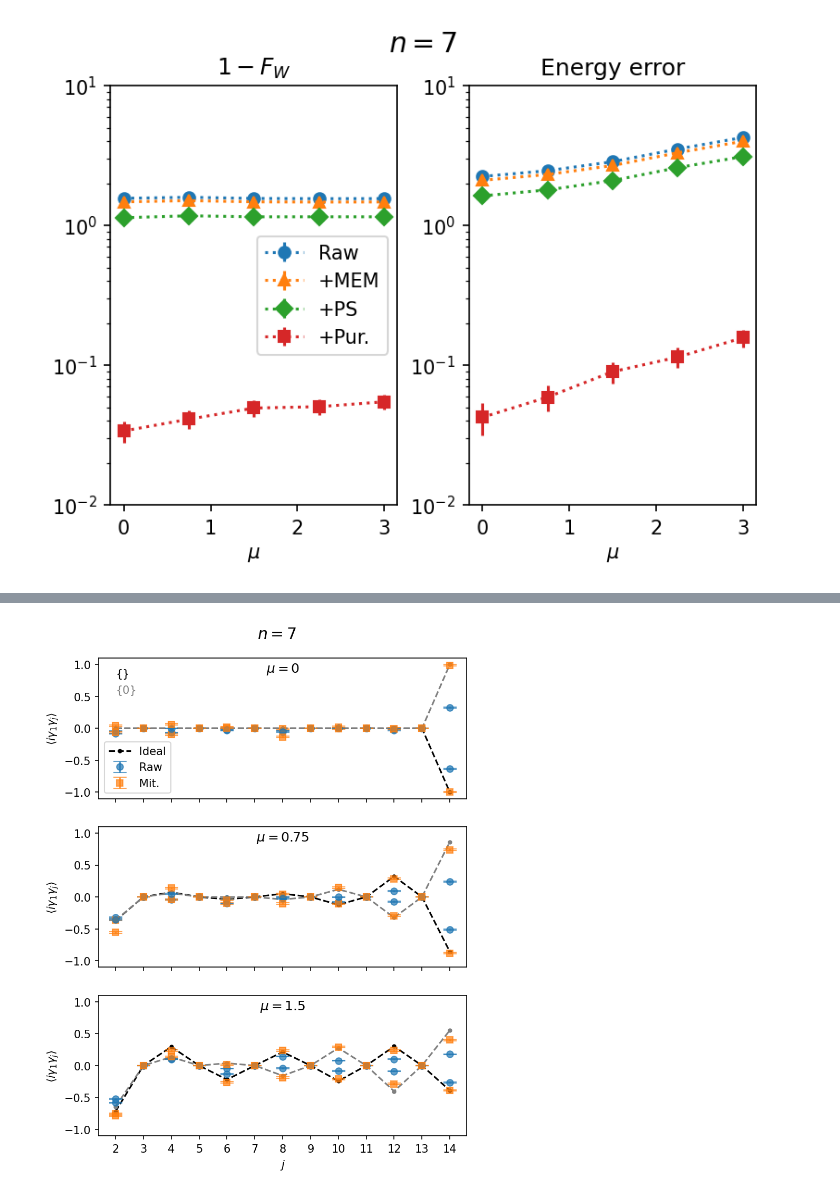
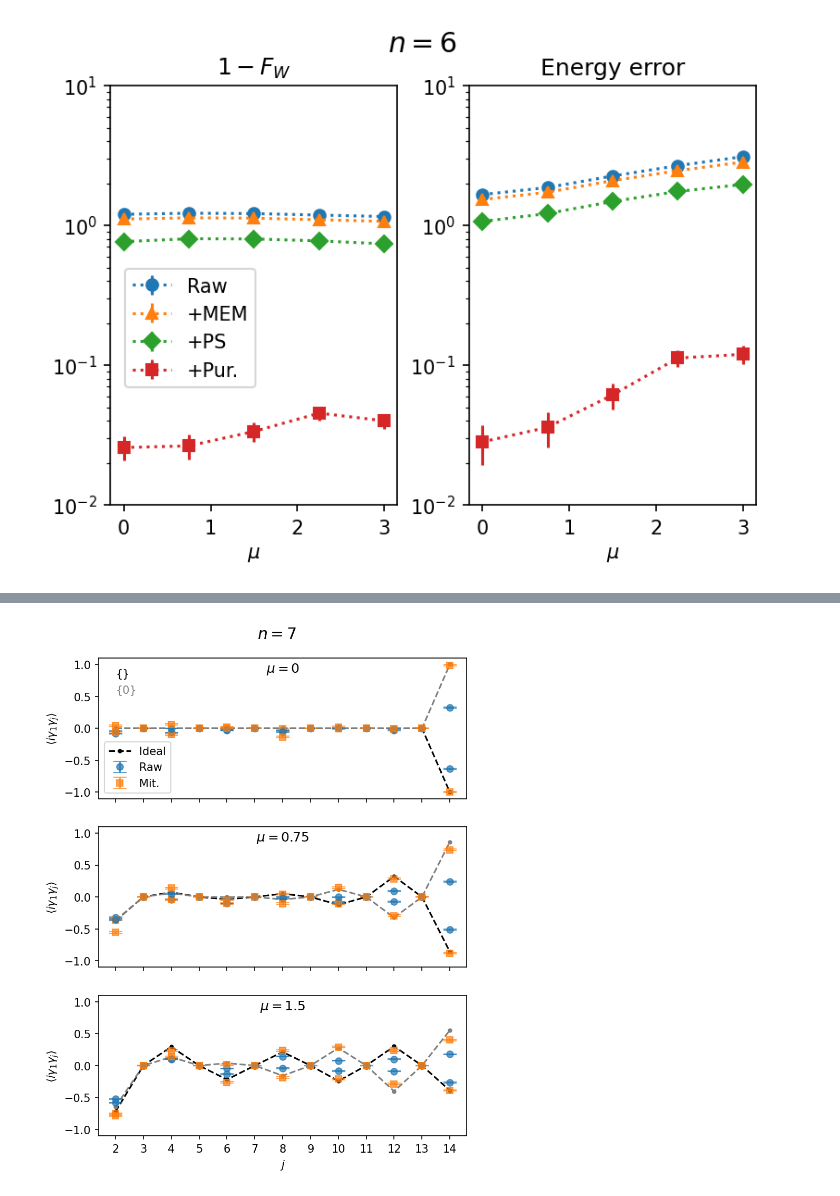
Before and after one commit to qiskit-community/qiskit-research, a Jupyter notebook: docs/mzm_generation/analysis.ipynb, the cells around one changed output, grey strips where cells are left out. Drawn from its saved outputs; the diff is of its cells as text; code cells hidden in the pictures.

```diff
--- a/docs/mzm_generation/analysis.ipynb
+++ b/docs/mzm_generation/analysis.ipynb
@@ -15,8 +15,8 @@ IBMQ.load_account()
 provider = IBMQ.get_provider(hub="ibm-q-internal", group="deployed", project="default")
 # %%
 # db_experiment_id = '20676939-0b16-4e86-ba4a-b0af9c10b3c0' # 8 qubits guadalupe (ok)
-db_experiment_id = '960a6482-1a98-4509-96d3-2c46ac35b733' # 7 qubits guadalupe (good, dd only)
-# db_experiment_id = "4bd5c93f-e6b9-458c-85c6-d3d005ddd9dd"  # 6 qubits guadalupe (good)
+# db_experiment_id = '960a6482-1a98-4509-96d3-2c46ac35b733' # 7 qubits guadalupe (good, dd only)
+db_experiment_id = "4bd5c93f-e6b9-458c-85c6-d3d005ddd9dd"  # 6 qubits guadalupe (good)
 
 # retrieve data
 data = ExperimentData.load(db_experiment_id, provider.service("experiment"))
@@ -141,35 +141,37 @@ ax2.errorbar(
 )
 values, stddev = energy_error[dd_sequence]["ps"]
 ax2.errorbar(
     params.chemical_potential_values,
     values,
     yerr=2 * stddev,
     fmt="D:",
     label="+PS",
 )
 values, stddev = energy_error[dd_sequence]["pur"]
 ax2.errorbar(
     params.chemical_potential_values,
     values,
     yerr=2 * stddev,
     fmt="s:",
     label="+Pur.",
 )
 ax2.set_xlabel(r"$\mu$")
 ax2.set_title(r"Energy error")
 ax2.set_yscale("log")
 ax2.set_ylim(1e-2, 10)
-ax1.legend(loc='best')
+# ax1.legend(loc=(0.05, 0.33))
+ax1.legend(loc=(0.05, 0.28))
+# ax1.legend(loc="center left")
 fig.suptitle(fr"$n = {params.n_modes}$",
              size='x-large',
              # y=0.02
             )
 
 data.add_figures(fig, "fidelity_witness", overwrite=True)
 plt.savefig(f"{PLOT_DIR}/fidelity_witness_dd-{dd_sequence}_n{params.n_modes}.{filetype}")
 plt.show()
 # %% [output]
-[figure, old version]
+[figure, new version]
 # %%
 # plot fidelity witness and average energy error, dd vs no dd
 
```
Also changed, not shown: parts of 5 cells of this notebook.
